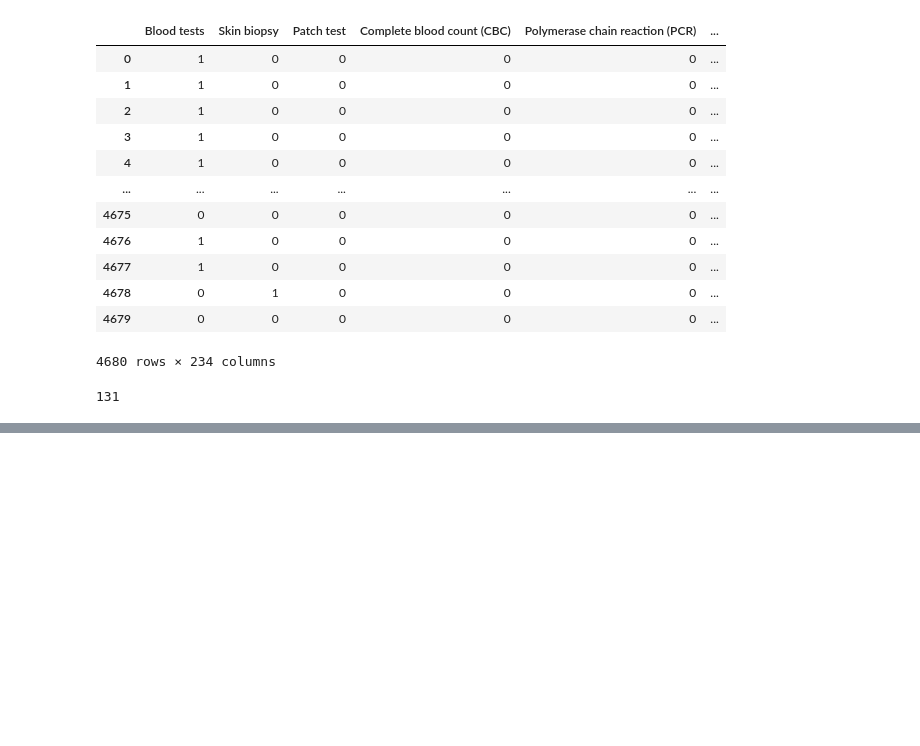
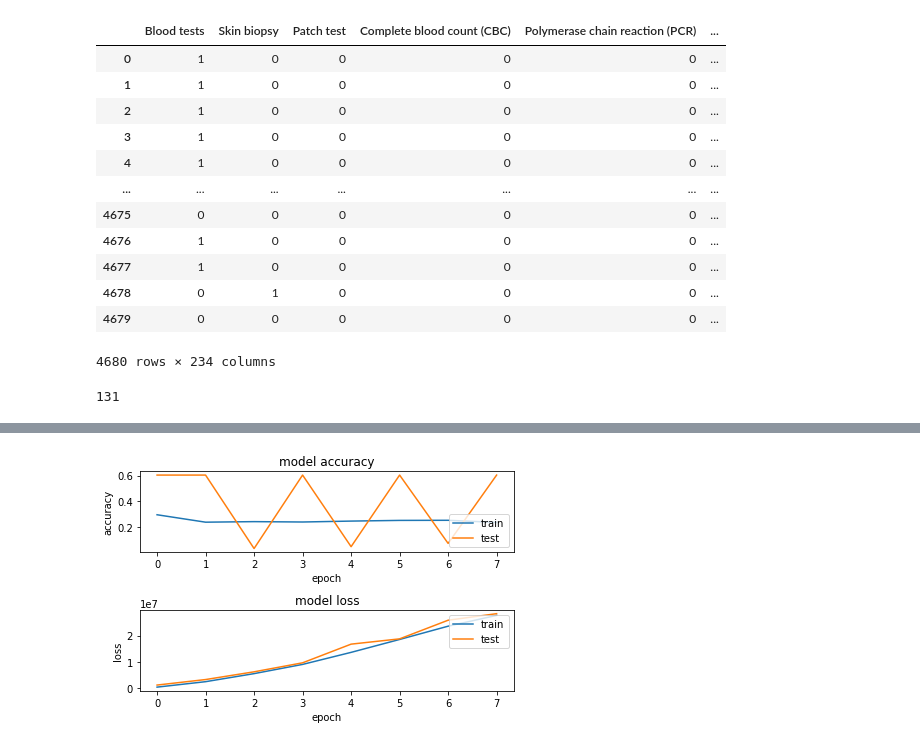
Before and after one commit to SusanaMarques/QuickCheck-RecommendationSystem, a Jupyter notebook: dataTest1.ipynb, the cells around one changed output, grey strips where cells are left out. Drawn from its saved outputs; the diff is of its cells as text; code cells hidden in the pictures; blank space fills up the shorter version.

```diff
--- a/dataTest1.ipynb
+++ b/dataTest1.ipynb
@@ -244,10 +244,13 @@ for elem in (severity['Symptom'].tolist()) :
 #DataSplit
 symptomCount = len(onlySymptomsCols)
 testCount = len(onlyTestCols)
-
+print(symptomCount)
 
 [train,test] = train_test_split(finalDf)
 
 
 trainX=train.iloc[:,testCount:]
 trainY=train.iloc[:,:testCount]
+
+testX=test.iloc[:,testCount:]
+testY=test.iloc[:,:testCount]
@@ -267,15 +272,8 @@ model.add(Activation('softmax'))
 # Compile the model.
 model.compile(
   optimizer='adam',
-  loss=tf.keras.losses.MeanSquaredError(),
+  loss='categorical_crossentropy',
   metrics=['accuracy'],
 )
 print(model.summary())
-history = model.fit(
-              trainX,
-              trainY,
-              epochs=20,
-              batch_size=128,
-              verbose=2, validation_data=(testX,testY)
-)
 # %% [output]
@@ -302,0 +297,9 @@ ValueError: in user code:
+# %%
+##TRAIN
+history = model.fit(
+              trainX,
+              trainY,
+              epochs=8,
+              batch_size=2,
+              verbose=1, validation_data=(testX,testY)
+)
@@ -302,0 +323,21 @@ ValueError: in user code:
+# %%
+fig = plt.figure()
+plt.subplot(2,1,1)
+plt.plot(history.history['accuracy'])
+plt.plot(history.history['val_accuracy'])
+plt.title('model accuracy')
+plt.ylabel('accuracy')
+plt.xlabel('epoch')
+plt.legend(['train', 'test'], loc='lower right')
+
+plt.subplot(2,1,2)
+plt.plot(history.history['loss'])
+plt.plot(history.history['val_loss'])
+plt.title('model loss')
+plt.ylabel('loss')
+plt.xlabel('epoch')
+plt.legend(['train', 'test'], loc='upper right')
+
+plt.tight_layout()
+# %% [output]
+[figure, added]
```
Also changed, not shown: parts of 7 cells of this notebook.
